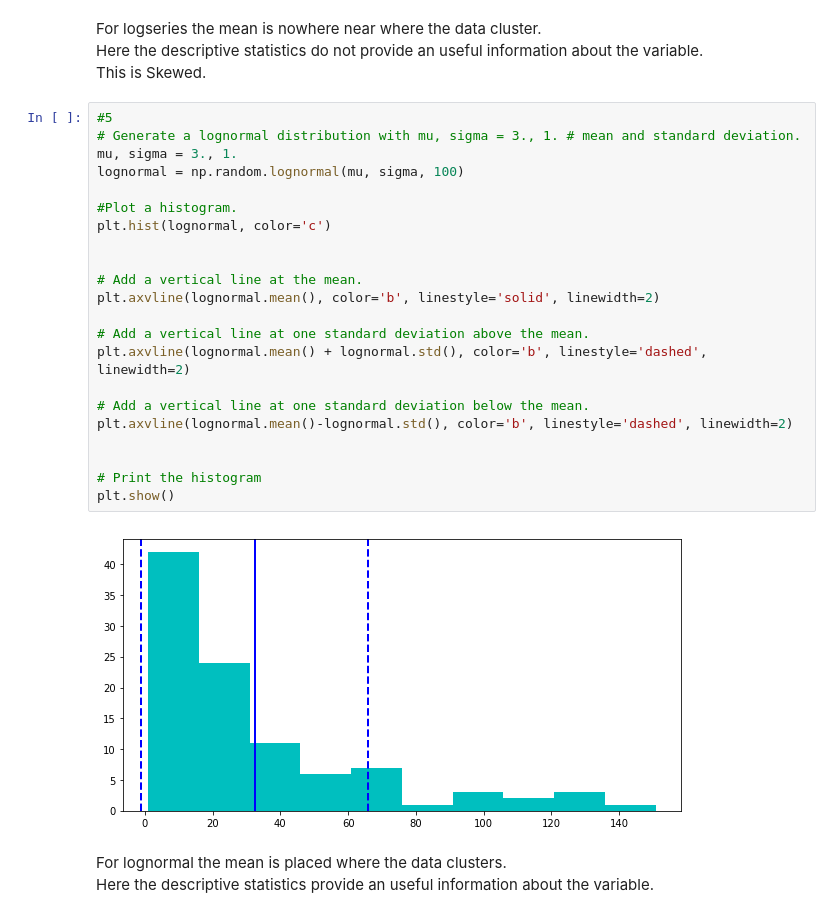
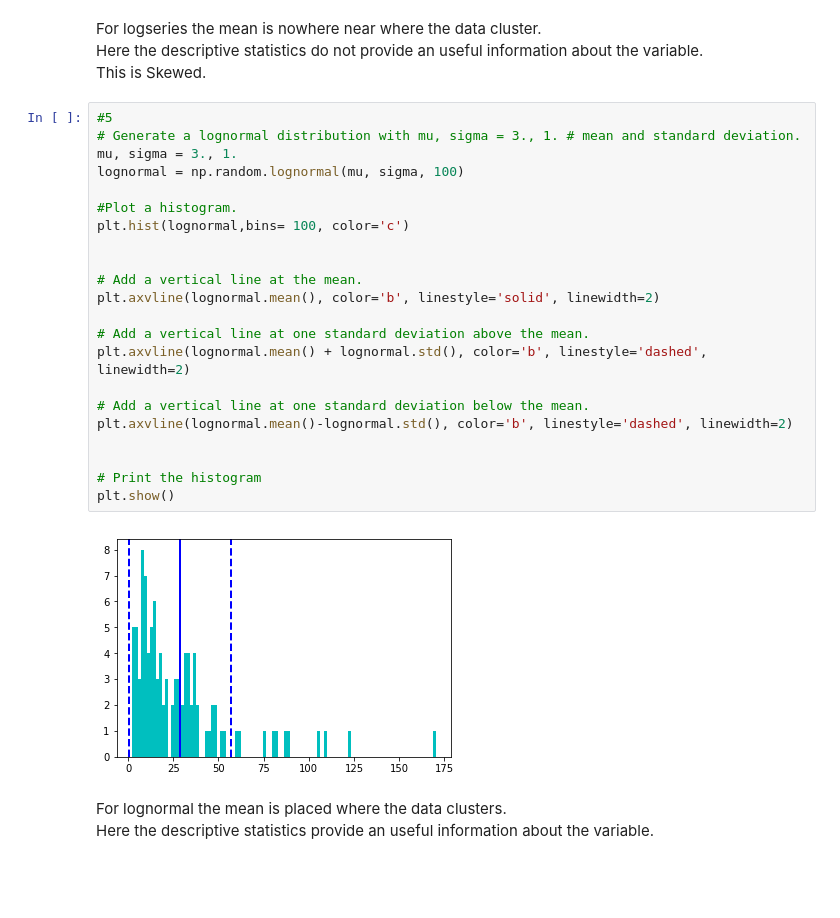
Before and after one commit to mguemon/Thinkful-, a Jupyter notebook: DrillDescriptiveStatisticsAndNormality.ipynb, the cells around one changed output. Saved outputs shown, nothing was run; the diff lists cells and outputs as text; blank space fills up the shorter version.

```diff
--- a/DrillDescriptiveStatisticsAndNormality.ipynb
+++ b/DrillDescriptiveStatisticsAndNormality.ipynb
@@ -114,27 +114,27 @@ This is Skewed.
 # %%
 #5
 # Generate a lognormal distribution with mu, sigma = 3., 1. # mean and standard deviation.
 mu, sigma = 3., 1.
 lognormal = np.random.lognormal(mu, sigma, 100)
 
 #Plot a histogram.
-plt.hist(lognormal, color='c')
+plt.hist(lognormal,bins= 100, color='c')
 
 
 # Add a vertical line at the mean.
 plt.axvline(lognormal.mean(), color='b', linestyle='solid', linewidth=2)
 
 # Add a vertical line at one standard deviation above the mean.
 plt.axvline(lognormal.mean() + lognormal.std(), color='b', linestyle='dashed', linewidth=2)
 
 # Add a vertical line at one standard deviation below the mean.
 plt.axvline(lognormal.mean()-lognormal.std(), color='b', linestyle='dashed', linewidth=2)
 
 
 # Print the histogram
 plt.show()
 # %% [output]
-[figure, old version]
+[figure, new version]
 # %% [markdown]
 For lognormal the mean is placed where the data clusters.
 Here the descriptive statistics provide an useful information about the variable.
```
Also changed, not shown: parts of 4 cells of this notebook, 4 other files.
